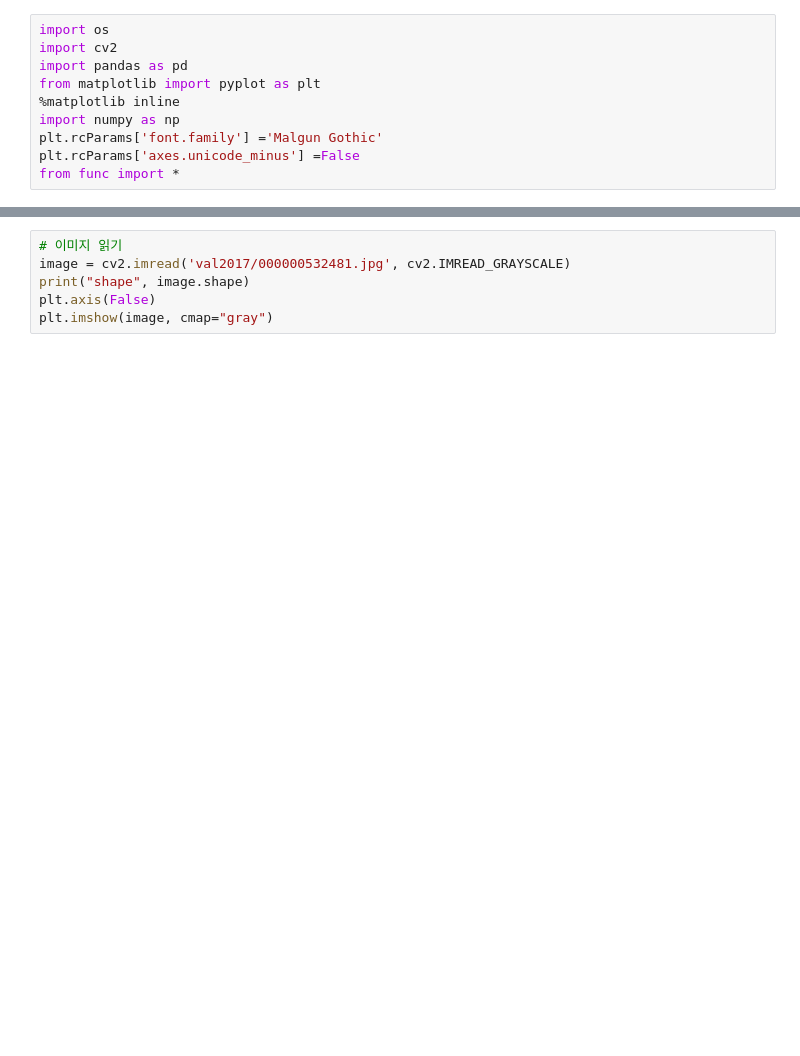
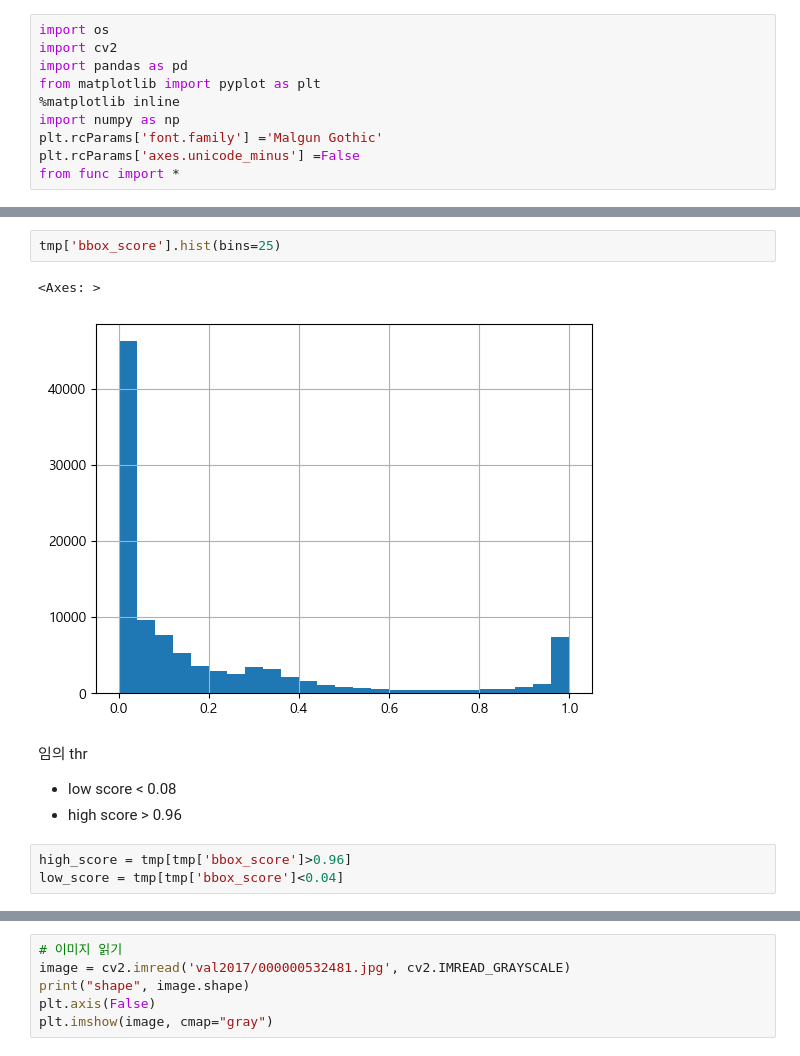
Before and after one commit to yuuhey/image_preprocessing, a Jupyter notebook: metric.ipynb, the cells around one changed output, grey strips where cells are left out. Drawn from its saved outputs; the diff is of its cells as text; blank space fills up the shorter version.

```diff
--- a/metric.ipynb
+++ b/metric.ipynb
@@ -26,0 +48,12 @@ Index(['image_file', 'bbox', 'bbox_score', 'bbox_id', 'width', 'height',
+# %%
+tmp['bbox_score'].hist(bins=25)
+# %% [output]
+<Axes: >
+[figure, added]
+# %% [markdown]
+임의 thr
+- low score < 0.08
+- high score > 0.96
+# %%
+high_score = tmp[tmp['bbox_score']>0.96]
+low_score = tmp[tmp['bbox_score']<0.04]
```
Also changed, not shown: parts of 19 cells of this notebook, 6 other files.
